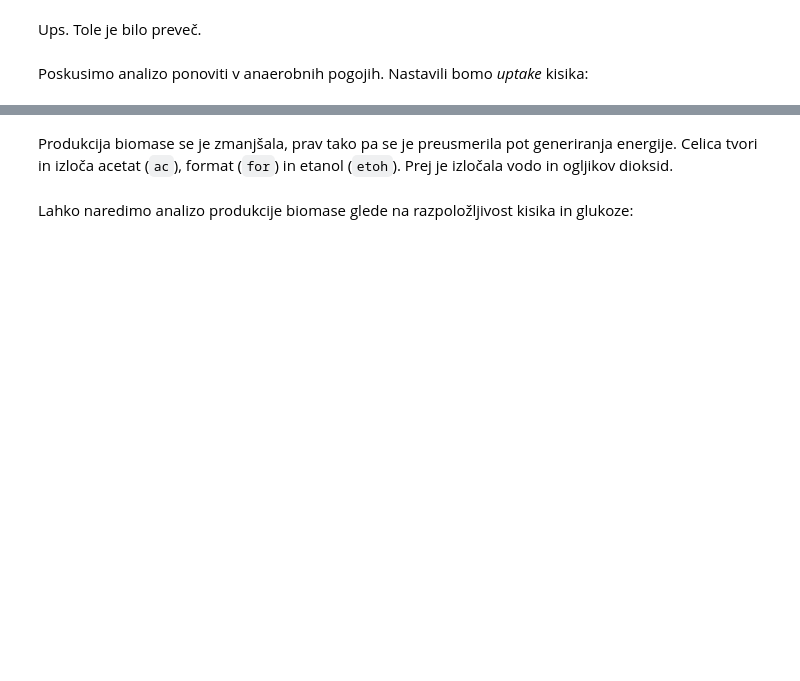
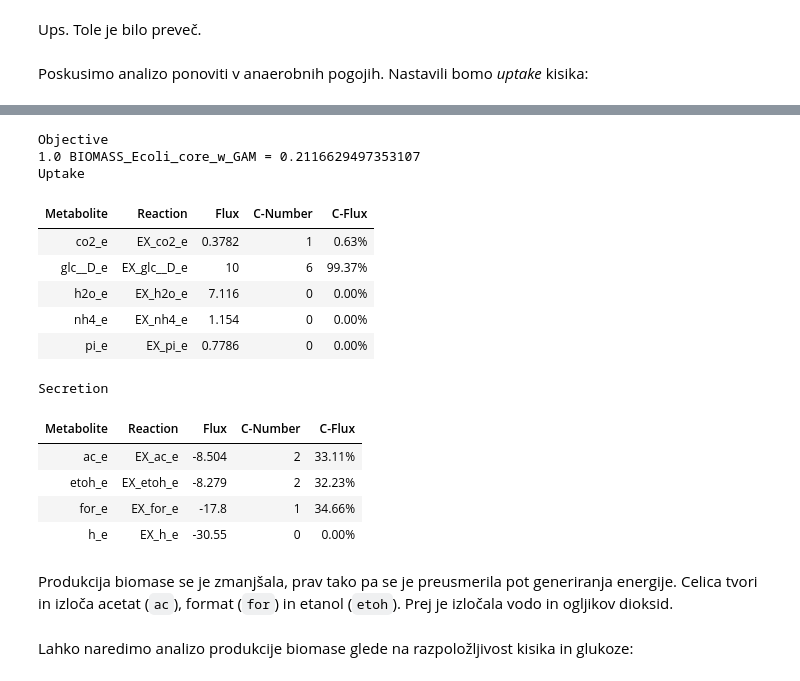
Before and after one commit to mmoskon/BioMed2223, a Jupyter notebook: 00_basic.ipynb, the cells around one changed output, grey strips where cells are left out. Cells and saved outputs as stored; diff of their text form; code cells hidden in the pictures; blank space fills up the shorter version.

```diff
--- a/00_basic.ipynb
+++ b/00_basic.ipynb
@@ -73,6 +165,22 @@ r_ex_glc.bounds = (-10.0, 1000.0)
 r_ex_o2.bounds = (0, 1000)
 # %%
-model.optimize()
+model.summary()
+# %% [output]
+Objective
+1.0 BIOMASS_Ecoli_core_w_GAM = 0.2116629497353107
+Uptake
+| Metabolite | Reaction | Flux | C-Number | C-Flux |
+| co2_e | EX_co2_e | 0.3782 | 1 | 0.63% |
+| glc__D_e | EX_glc__D_e | 10 | 6 | 99.37% |
+| h2o_e | EX_h2o_e | 7.116 | 0 | 0.00% |
+| nh4_e | EX_nh4_e | 1.154 | 0 | 0.00% |
+| pi_e | EX_pi_e | 0.7786 | 0 | 0.00% |
+Secretion
+| Metabolite | Reaction | Flux | C-Number | C-Flux |
+| ac_e | EX_ac_e | -8.504 | 2 | 33.11% |
+| etoh_e | EX_etoh_e | -8.279 | 2 | 32.23% |
+| for_e | EX_for_e | -17.8 | 1 | 34.66% |
+| h_e | EX_h_e | -30.55 | 0 | 0.00% |
 # %% [markdown]
 Produkcija biomase se je zmanjšala, prav tako pa se je preusmerila pot generiranja energije. Celica tvori in izloča acetat (`ac`), format (`for`) in etanol (`etoh`). Prej je izločala vodo in ogljikov dioksid.
 # %%
```
Also changed, not shown: parts of 23 cells of this notebook, 10 other files.
